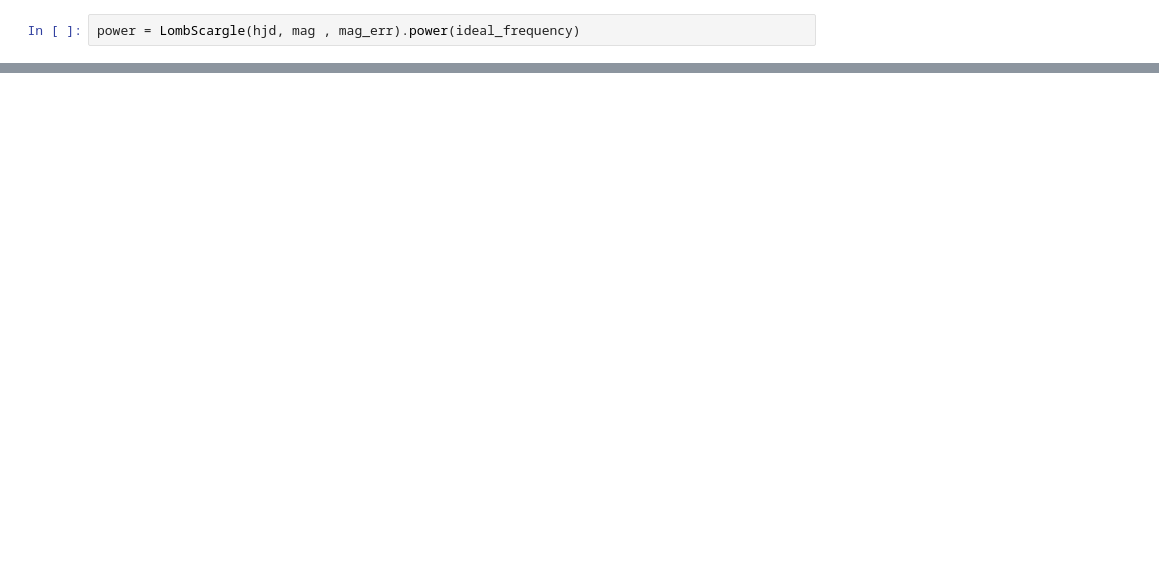
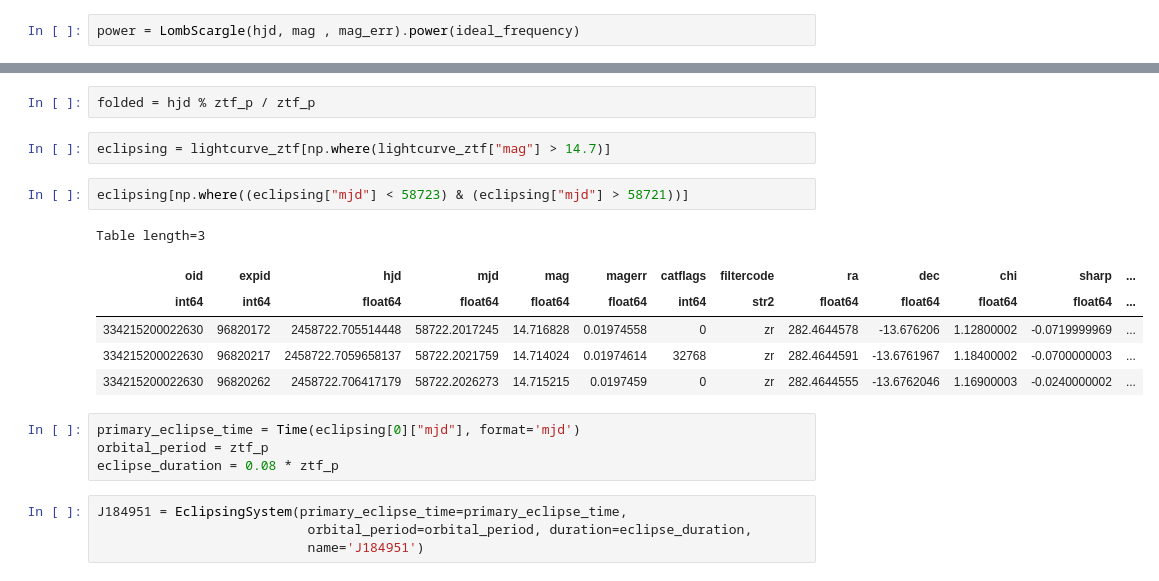
Before and after one commit to Hallflower20/palomar-project, a Jupyter notebook: planning/J184951.ipynb, the cells around one changed output, grey strips where cells are left out. Drawn from its saved outputs; the diff is of its cells as text; blank space fills up the shorter version.

```diff
--- a/planning/J184951.ipynb
+++ b/planning/J184951.ipynb
@@ -92,0 +104,21 @@ plt.gca().invert_yaxis()
+# %%
+folded = hjd % ztf_p / ztf_p
+# %%
+eclipsing = lightcurve_ztf[np.where(lightcurve_ztf["mag"] > 14.7)]
+# %%
+eclipsing[np.where((eclipsing["mjd"] < 58723) & (eclipsing["mjd"] > 58721))]
+# %% [output]
+Table length=3
+| oid | expid | hjd | mjd | mag | magerr | catflags | filtercode | ra | dec | chi | sharp | ... |
+| int64 | int64 | float64 | float64 | float64 | float64 | int64 | str2 | float64 | float64 | float64 | float64 | ... |
+| 334215200022630 | 96820172 | 2458722.705514448 | 58722.2017245 | 14.716828 | 0.01974558 | 0 | zr | 282.4644578 | -13.676206 | 1.12800002 | -0.0719999969 | ... |
+| 334215200022630 | 96820217 | 2458722.7059658137 | 58722.2021759 | 14.714024 | 0.01974614 | 32768 | zr | 282.4644591 | -13.6761967 | 1.18400002 | -0.0700000003 | ... |
+| 334215200022630 | 96820262 | 2458722.706417179 | 58722.2026273 | 14.715215 | 0.0197459 | 0 | zr | 282.4644555 | -13.6762046 | 1.16900003 | -0.0240000002 | ... |
+# %%
+primary_eclipse_time = Time(eclipsing[0]["mjd"], format='mjd')
+orbital_period = ztf_p
+eclipse_duration = 0.08 * ztf_p
+# %%
+J184951 = EclipsingSystem(primary_eclipse_time=primary_eclipse_time,
+                           orbital_period=orbital_period, duration=eclipse_duration,
+                           name='J184951')
```
Also changed, not shown: parts of 8 cells of this notebook.
